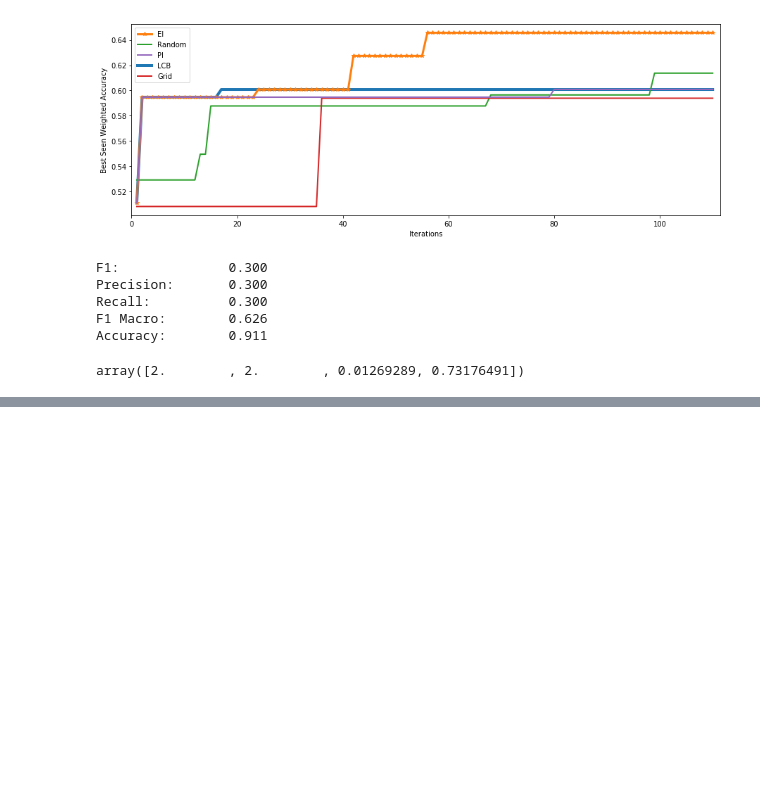
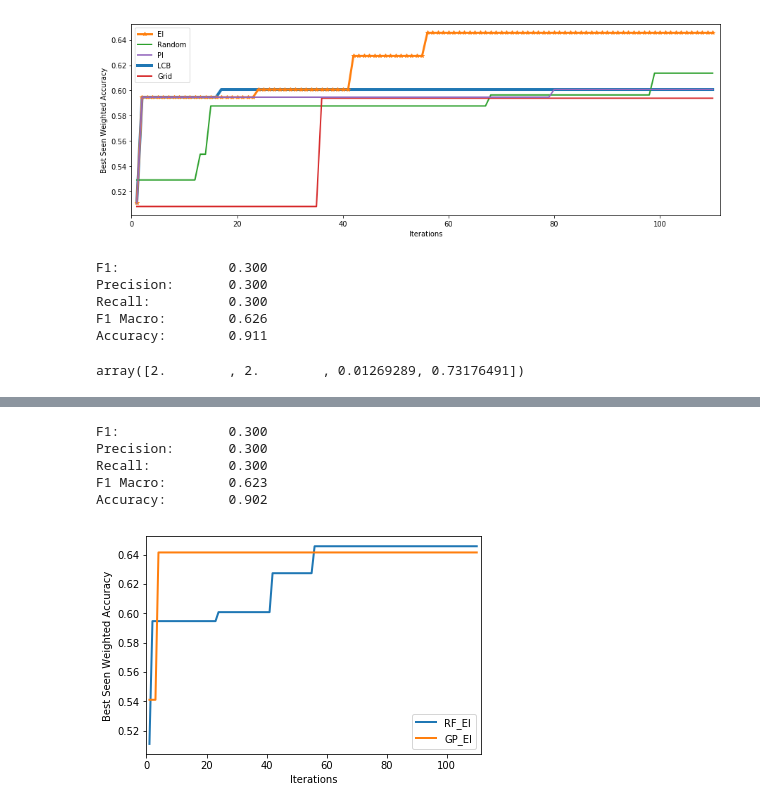
Before and after one commit to pkasela/SecondYear-Assignments, a Jupyter notebook: AML/Assignment5/Assignment5.ipynb, the cells around one changed output, grey strips where cells are left out. Drawn from its saved outputs; the diff is of its cells as text; code cells hidden in the pictures; blank space fills up the shorter version.

```diff
--- a/AML/Assignment5/Assignment5.ipynb
+++ b/AML/Assignment5/Assignment5.ipynb
@@ -744,0 +784,37 @@ array([2.        , 2.        , 0.01269289, 0.73176491])
+# %%
+best_2_gp = smac_gp_EI.get_X_y()[0][np.argmin(smac_gp_EI.get_X_y()[1])]
+
+MLPclf = MLPClassifier(hidden_layer_sizes=(int(best_2_gp[0]), int(best_2_gp[1])),
+                      learning_rate_init=best_2_gp[2], momentum=best_2_gp[3],
+                      random_state=BIG_SEED)
+
+skf = StratifiedKFold(n_splits=10, random_state=BIG_SEED)
+scores = cross_validate(MLPclf, df.drop('Class', axis=1).values, df.Class, cv=skf,
+                        scoring=['f1','precision','recall','f1_macro','accuracy'])
+
+print("F1:\t\t %0.3f" % (np.mean(scores['test_f1'])))
+print("Precision:\t %0.3f" % (np.mean(scores['test_precision'])))
+print("Recall:\t\t %0.3f" % (np.mean(scores['test_recall'])))
+print("F1 Macro:\t %0.3f" % (np.mean(scores['test_f1_macro'])))
+print("Accuracy:\t %0.3f" % (np.mean(scores['test_accuracy'])))
+# %% [output]
+F1:              0.300
+Precision:       0.300
+Recall:          0.300
+F1 Macro:        0.623
+Accuracy:        0.902
+# %%
+best_2
+
+iter_num = list(range(1,111))
+plt.plot(iter_num, 1-np.minimum.accumulate(smac_rf_EI.get_X_y()[1]), linewidth=2)
+plt.plot(iter_num, 1-np.minimum.accumulate(smac_gp_EI.get_X_y()[1]), linewidth=2)
+
+
+plt.legend(['RF_EI','GP_EI'], loc=4)
+plt.ylabel('Best Seen '+label_metric)
+plt.xlabel('Iterations')
+plt.xlim(xmin=0, xmax=111.5)
+plt.show()
+# %% [output]
+[figure, added]
```
Also changed, not shown: parts of 8 cells of this notebook, 3 other files.
